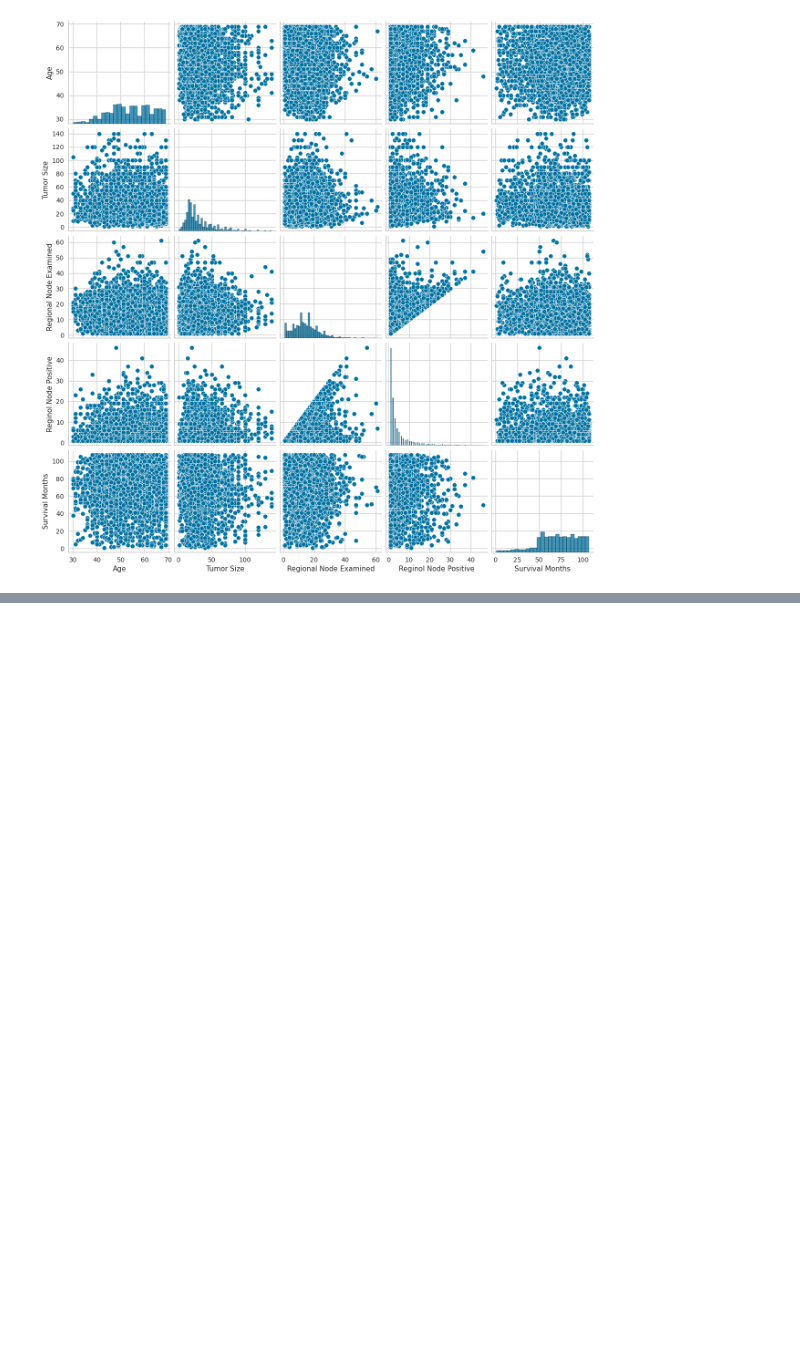
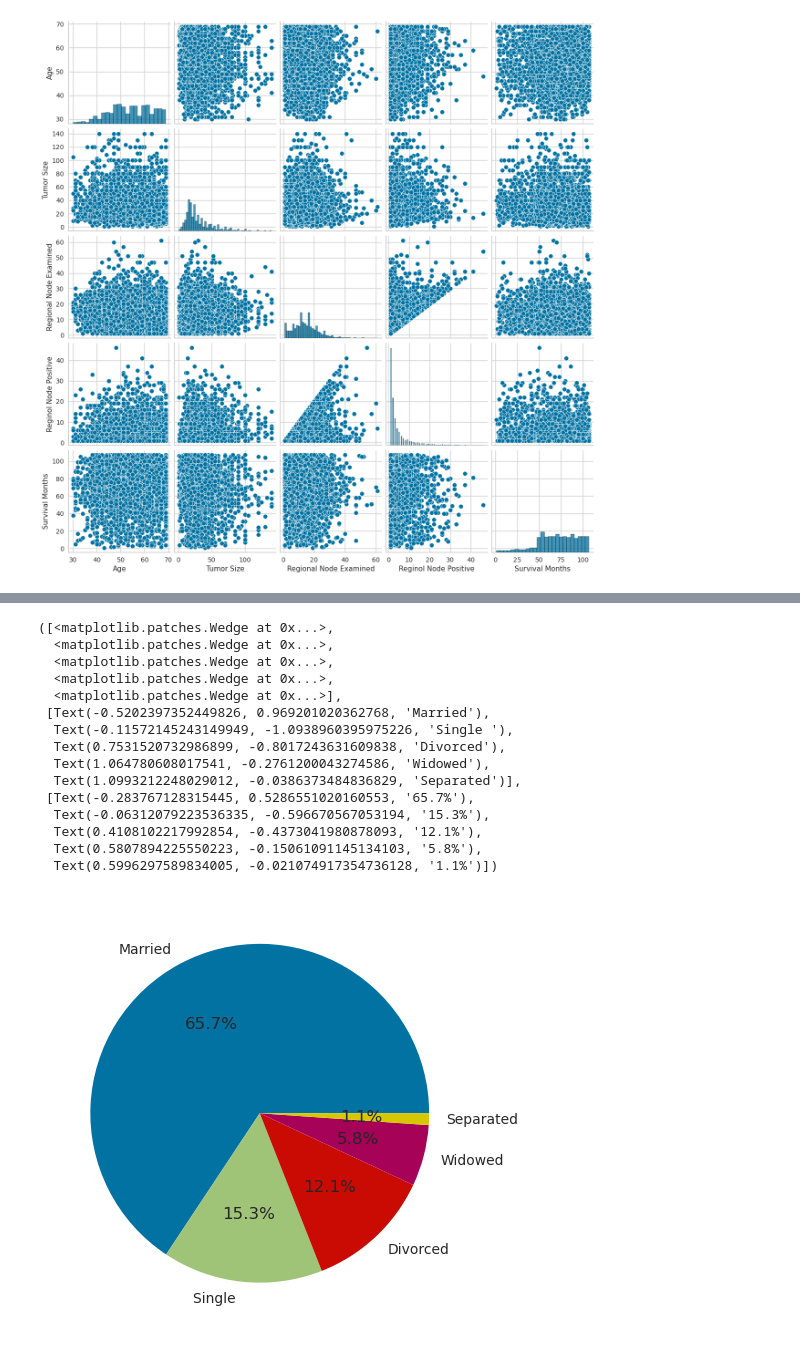
Before and after one commit to SGiraldoZ/NBs_cientifica, a Jupyter notebook: Clasificacion_Caso_Medico.ipynb, the cells around one changed output, grey strips where cells are left out. Saved outputs shown, nothing was run; the diff lists cells and outputs as text; code cells hidden in the pictures; blank space fills up the shorter version.

```diff
--- a/Clasificacion_Caso_Medico.ipynb
+++ b/Clasificacion_Caso_Medico.ipynb
@@ -150,0 +169,19 @@ sb.pairplot(data=datos)
+# %%
+plt.pie(x=datos["Marital Status"].value_counts(), labels = datos['Marital Status'].value_counts().index, autopct='%0.1f%%')
+# %% [output]
+([<matplotlib.patches.Wedge at 0x...>,
+  <matplotlib.patches.Wedge at 0x...>,
+  <matplotlib.patches.Wedge at 0x...>,
+  <matplotlib.patches.Wedge at 0x...>,
+  <matplotlib.patches.Wedge at 0x...>],
+ [Text(-0.5202397352449826, 0.969201020362768, 'Married'),
+  Text(-0.11572145243149949, -1.0938960395975226, 'Single '),
+  Text(0.7531520732986899, -0.8017243631609838, 'Divorced'),
+  Text(1.064780608017541, -0.2761200043274586, 'Widowed'),
+  Text(1.0993212248029012, -0.0386373484836829, 'Separated')],
+ [Text(-0.283767128315445, 0.5286551020160553, '65.7%'),
+  Text(-0.06312079223536335, -0.596670567053194, '15.3%'),
+  Text(0.4108102217992854, -0.4373041980878093, '12.1%'),
+  Text(0.5807894225550223, -0.15061091145134103, '5.8%'),
+  Text(0.5996297589834005, -0.021074917354736128, '1.1%')])
+[figure, added]
```
Also changed, not shown: parts of 8 cells of this notebook.
